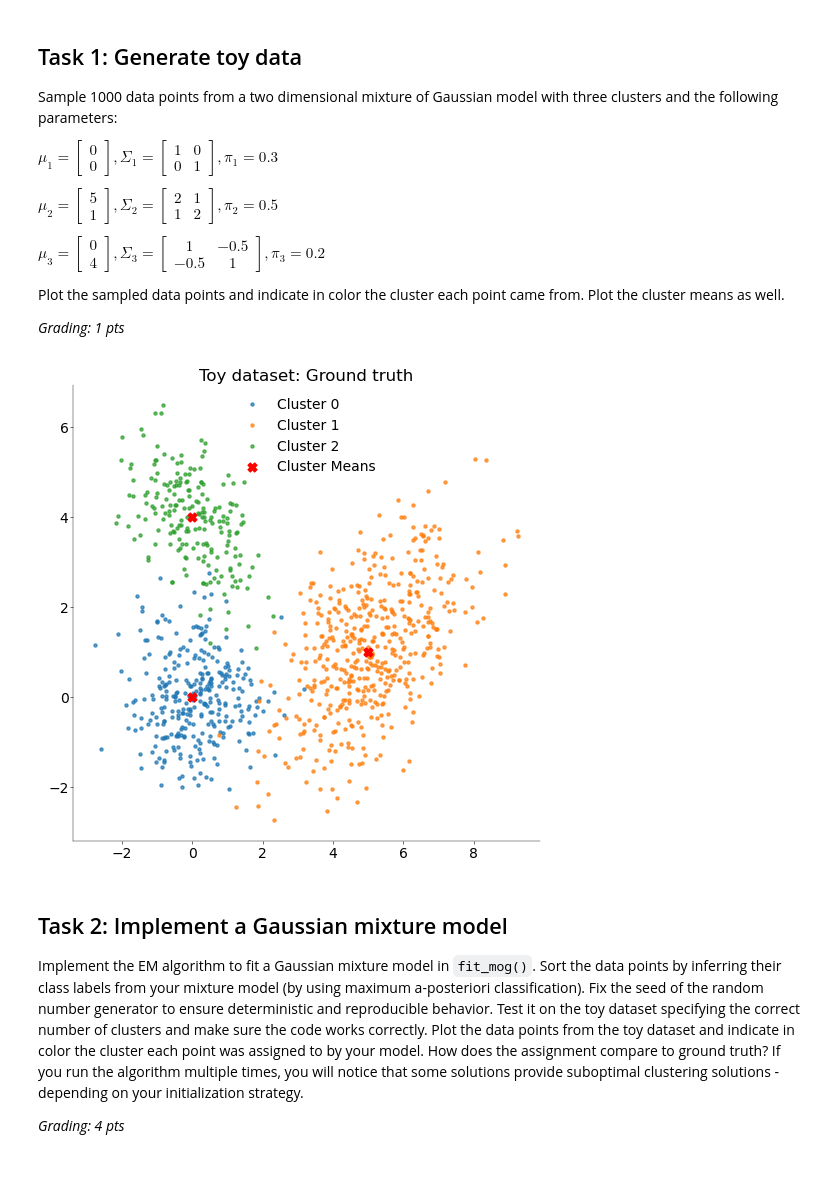
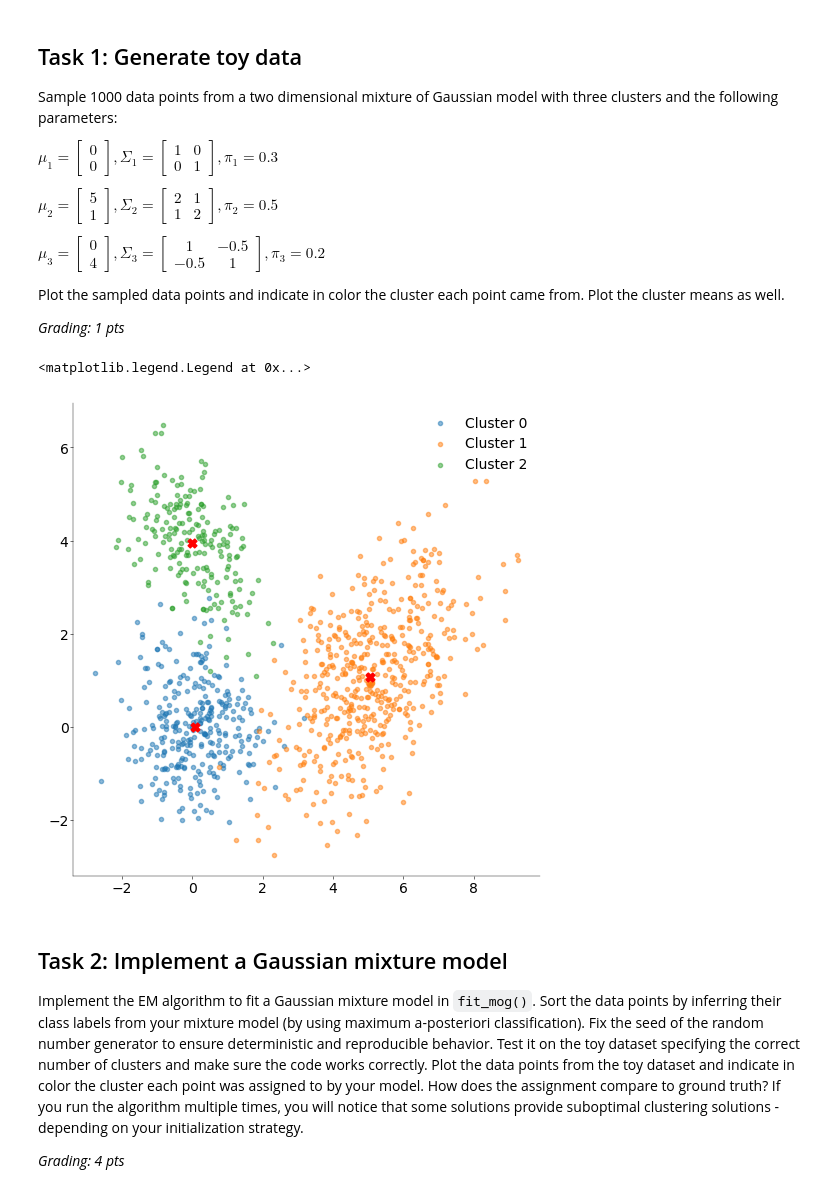
Before and after one commit to GustavKS/Neural-Data, a Jupyter notebook: CodingLab2.ipynb, the cells around one changed output. Saved outputs shown, nothing was run; the diff lists cells and outputs as text; code cells hidden in the pictures.

```diff
--- a/CodingLab2.ipynb
+++ b/CodingLab2.ipynb
@@ -136,42 +134,28 @@ x, labels = sample_data(N, m, S, p)
-# %%
-# ----------------------------------------------
-# plot points from mixture of Gaussians (0.5 pt)
-# ----------------------------------------------
-def plot_clustering(data, cluster_ids, means, ax, title):
-    """
-    Plots the (2D) data as scatter plot, with different colors and an extra symbol for the mean per cluster.
-    inputs:
-        data        -- (N,n_dimensions)-shaped array of data
-        cluster_ids -- (N,)-shaped array of integers that hold the cluster assignment for each data point
-        means       -- (n_cluster,n_dimensions)-shaped array of mean vectors
-        title       -- string that is added as title
-
-    """
-
-    # INSERT YOUR CODE HERE
-    unique_clusters = np.unique(cluster_ids)
-
-    for cluster_id in unique_clusters:
-        cluster_indices = cluster_ids == cluster_id
-        ax.scatter(
-            data[cluster_indices, 0],
-            data[cluster_indices, 1],
-            label=f"Cluster {cluster_id}",
-            alpha=0.7,
-            s=20,
-        )
-    ax.scatter(
-        means[:, 0], means[:, 1], c="red", marker="X", s=40, label="Cluster Means"
-    )
-    ax.set_title(title)
-    ax.legend()
-
-
-fig, ax = plt.subplots(figsize=(5, 5))
-plot_clustering(x, labels, m, ax, "Toy dataset: Ground truth")
-plt.show()
-# %% [output]
-[figure, removed]
+# %%
+# ----------------------------------------------
+# plot points from mixture of Gaussians (0.5 pt)
+# ----------------------------------------------
+
+fig, ax = plt.subplots(figsize=(5, 5))
+
+for cluster_id in range(len(m)):
+    ax.scatter(
+        x[labels == cluster_id, 0],
+        x[labels == cluster_id, 1],
+        label=f"Cluster {cluster_id}",
+        alpha=0.5,
+    )
+    ax.scatter(
+        np.mean((x[labels == cluster_id, 0])),
+        np.mean(x[labels == cluster_id, 1]),
+        c="red",
+        s=40,
+        marker="X",
+    )
+ax.legend()
+# %% [output]
+<matplotlib.legend.Legend at 0x...>
+[figure, added]
 # %% [markdown]
 ## Task 2: Implement a Gaussian mixture model
 
```
Also changed, not shown: parts of 15 cells of this notebook.
